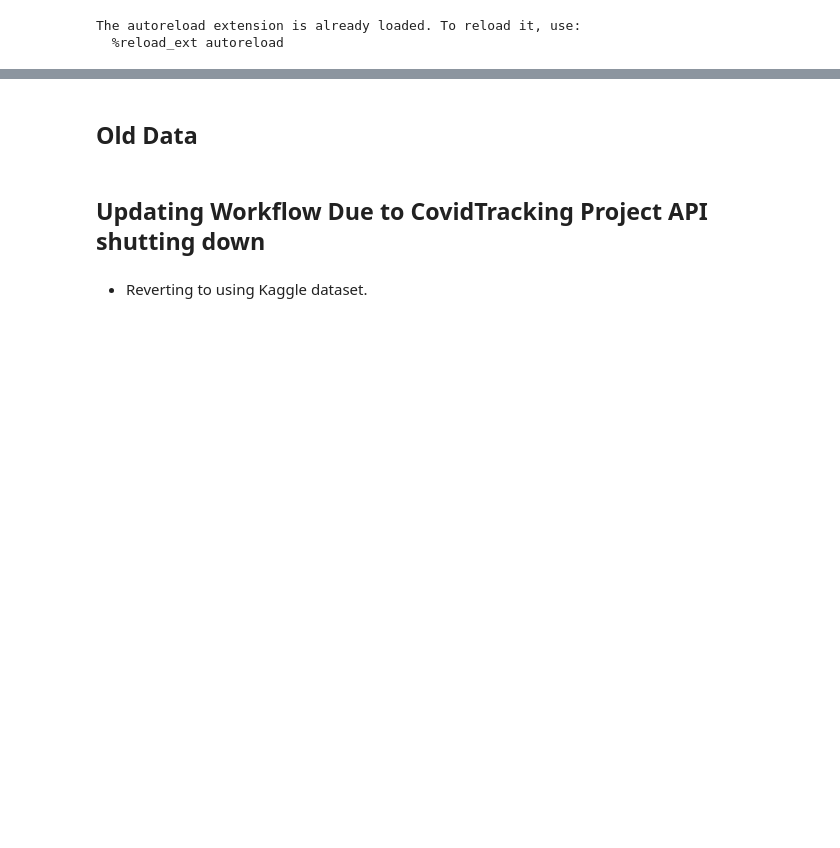
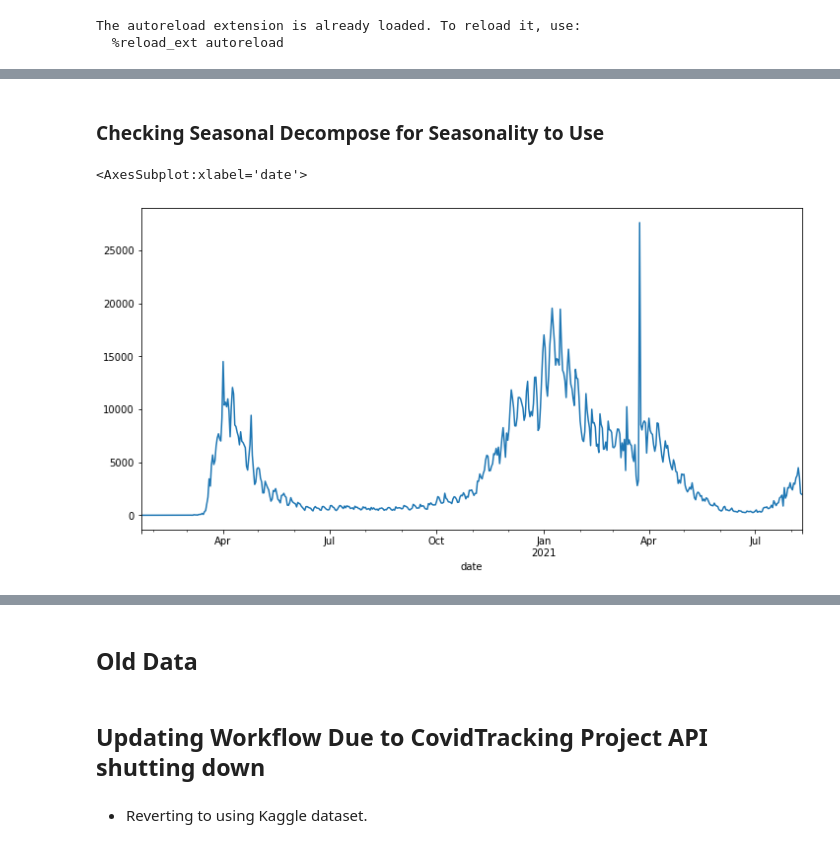
Before and after one commit to jirvingphd/playing-with-coronavirus-data, a Jupyter notebook: coronavirus_covid_19_timeseries_forecasting_08-2021.ipynb, the cells around one changed output, grey strips where cells are left out. Saved outputs shown, nothing was run; the diff lists cells and outputs as text; code cells hidden in the pictures; blank space fills up the shorter version.

```diff
--- a/coronavirus_covid_19_timeseries_forecasting_08-2021.ipynb
+++ b/coronavirus_covid_19_timeseries_forecasting_08-2021.ipynb
@@ -188,0 +311,8 @@ plot_state(ny)
+# %% [markdown]
+### Checking Seasonal Decompose for Seasonality to Use
+# %%
+ts = ny['# Cases'].copy()
+ts.plot()
+# %% [output]
+<AxesSubplot:xlabel='date'>
+[figure, added]
```
Also changed, not shown: parts of 74 cells of this notebook, 58 other files.
